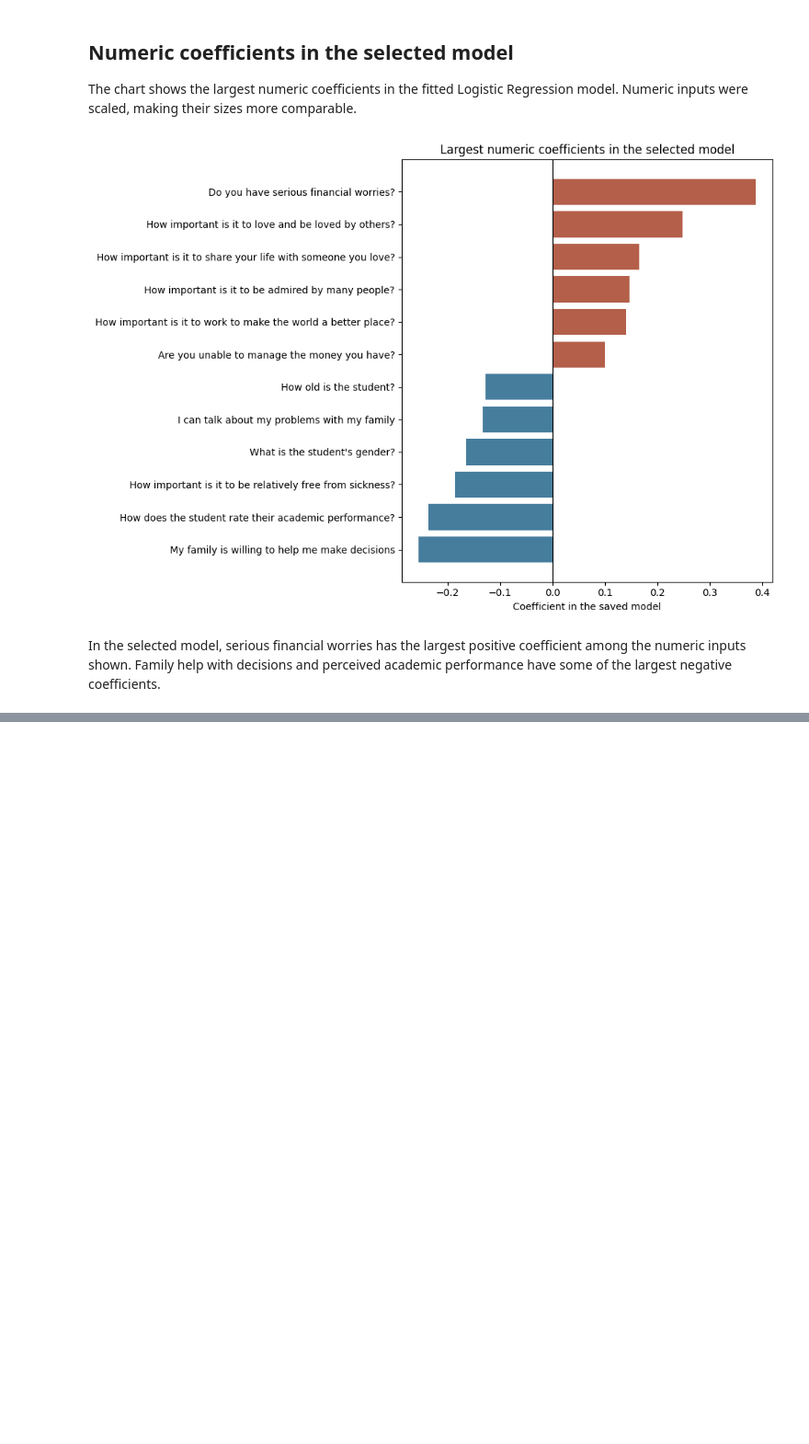
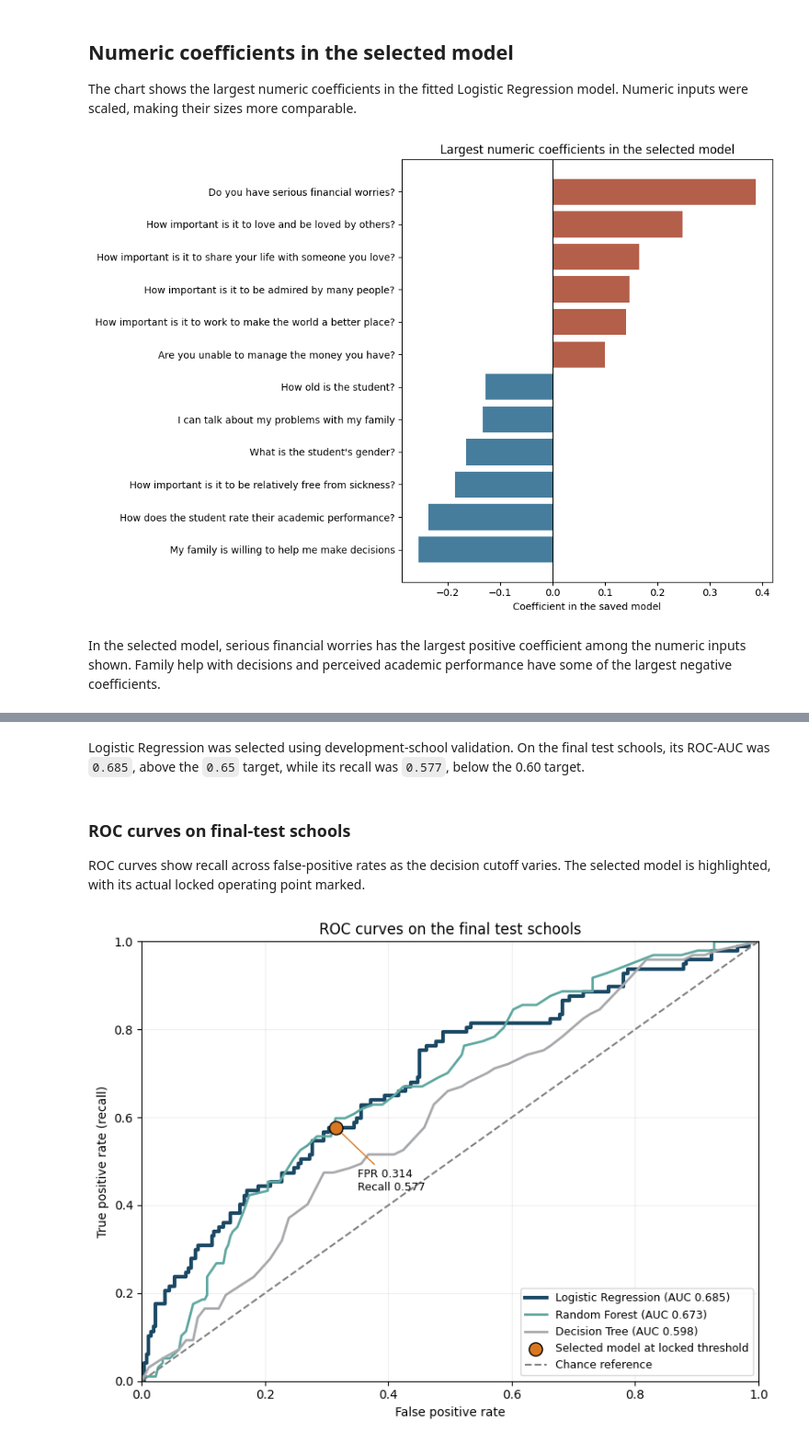
Before and after one commit to N-umwali/SchoolCare-Screening-Priority, a Jupyter notebook: student_screening.ipynb, the cells around one changed output, grey strips where cells are left out. Shown at 92% size. Saved outputs shown, nothing was run; the diff lists cells and outputs as text; code cells hidden in the pictures; blank space fills up the shorter version.

```diff
--- a/student_screening.ipynb
+++ b/student_screening.ipynb
@@ -1210,0 +1409,73 @@ In the selected model, serious financial worries has the largest positive coeffi
+# %% [markdown]
+Logistic Regression was selected using development-school validation. On the final test schools, its ROC-AUC was `0.685`, above the `0.65` target, while its recall was `0.577`, below the 0.60 target.
+# %% [markdown]
+### **ROC curves on final-test schools**
+ROC curves show recall across false-positive rates as the decision cutoff varies. The selected model is highlighted, with its actual locked operating point marked.
+# %%
+colors = {
+    "Logistic Regression": "#1B4965",
+    "Random Forest": "#5FA8A0",
+    "Decision Tree": "#A7A9AC",
+}
+
+fig, ax = plt.subplots(figsize=(8, 6))
+
+# Plot the predictions already made in Step 6.
+for name in ["Logistic Regression", "Random Forest", "Decision Tree"]:
+    fpr, tpr, _ = roc_curve(
+        y_test,
+        test_predictions[name]["probability"]
+    )
+
+    ax.plot(
+        fpr,
+        tpr,
+        color=colors[name],
+        linewidth=3 if name == selected_name else 2,
+        label=f"{name} (AUC {test_results.loc[name, 'roc_auc']:.3f})"
+    )
+
+# Locate the selected model's locked threshold on its ROC curve.
+primary = test_results.loc[selected_name]
+locked_fpr = primary["false_positive"] / (
+    primary["false_positive"] + primary["true_negative"]
+)
+locked_tpr = primary["recall"]
+
+ax.scatter(
+    locked_fpr,
+    locked_tpr,
+    s=120,
+    color="#D97721",
+    edgecolor="black",
+    zorder=5,
+    label="Selected model at locked threshold"
+)
+
+ax.annotate(
+    f"FPR {locked_fpr:.3f}\nRecall {locked_tpr:.3f}",
+    xy=(locked_fpr, locked_tpr),
+    xytext=(18, -52),
+    textcoords="offset points",
+    fontsize=9,
+    arrowprops={"arrowstyle": "->", "color": "#D97721"}
+)
+
+ax.plot(
+    [0, 1], [0, 1],
+    "--", color="gray", label="Chance reference"
+)
+
+ax.set_title("ROC curves on the final test schools")
+ax.set_xlabel("False positive rate")
+ax.set_ylabel("True positive rate (recall)")
+ax.set_xlim(0, 1)
+ax.set_ylim(0, 1)
+ax.grid(alpha=0.2)
+ax.legend(loc="lower right", fontsize=9)
+
+plt.tight_layout()
+plt.savefig(FIGURES / "final_test_roc_curves.png", dpi=200)
+plt.show()
+# %% [output]
+[figure, added]
```
Also changed, not shown: parts of 17 cells of this notebook.
